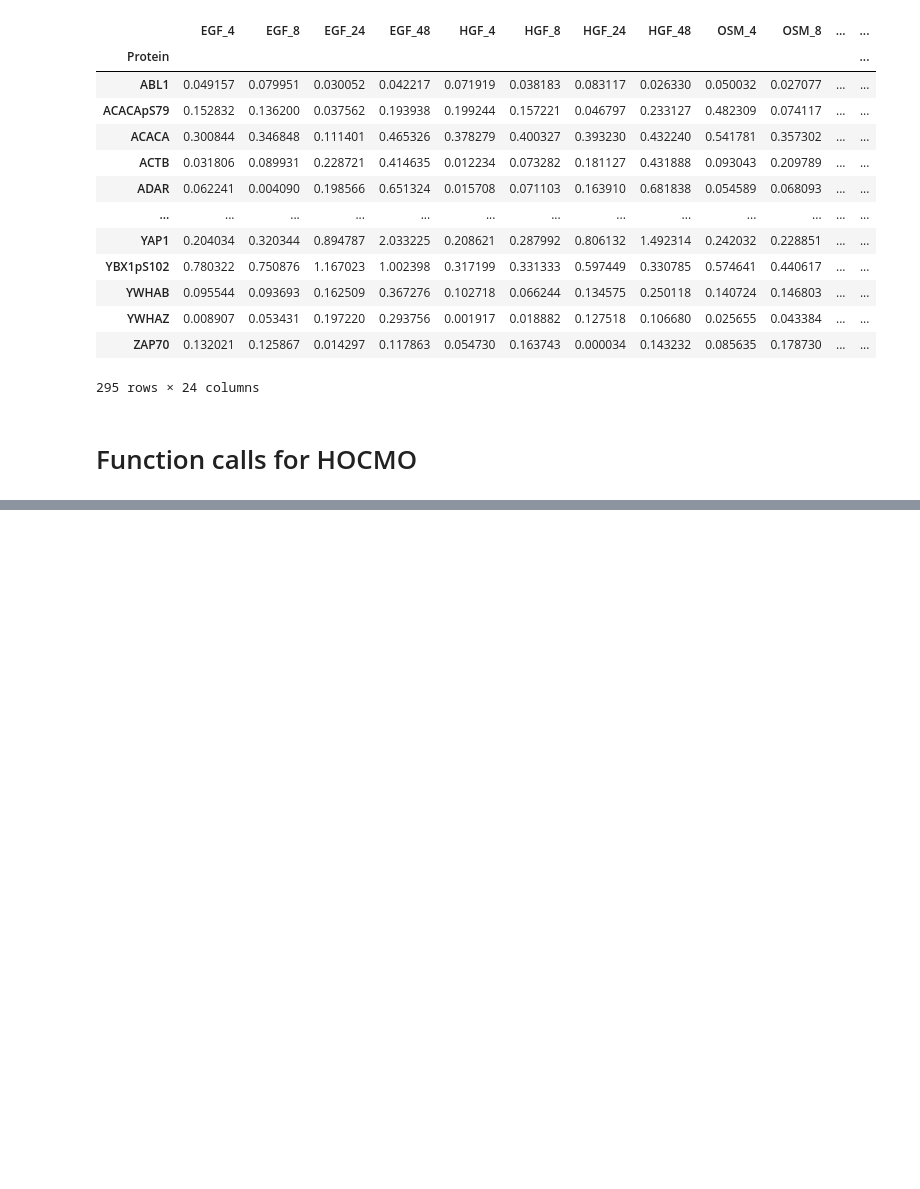
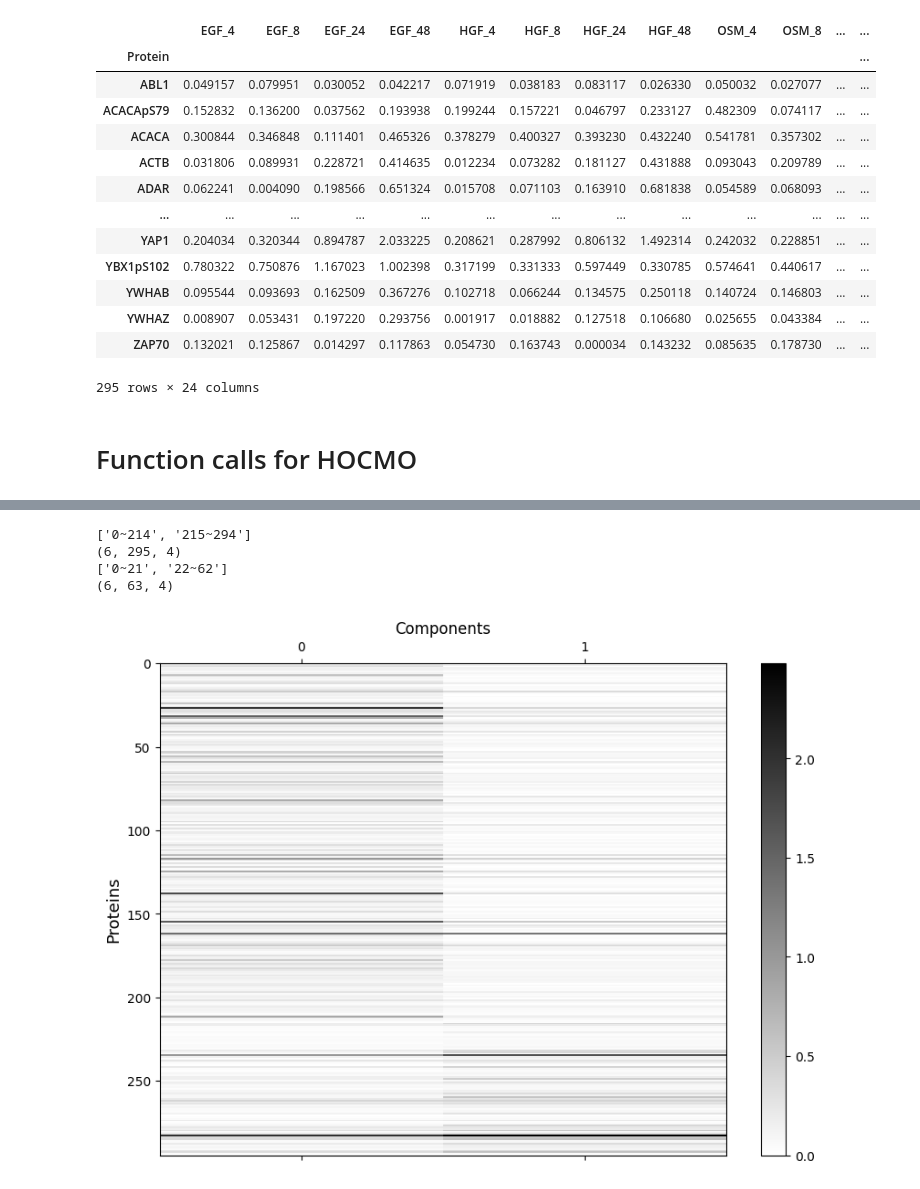
Before and after one commit to smollahlab/HOCMO, a Jupyter notebook: HOCMO_test.ipynb, the cells around one changed output, grey strips where cells are left out. Drawn from its saved outputs; the diff is of its cells as text; code cells hidden in the pictures; blank space fills up the shorter version.

```diff
--- a/HOCMO_test.ipynb
+++ b/HOCMO_test.ipynb
@@ -305,0 +184,3 @@ def hoc_dict(file, threshold, filePath, ipFilePath):
+# %%
+component_preds_A, component_preds_B, component_preds_C = hocmo.componentPredictionsForFactors(A,B,C)
+component_preds_A1, component_preds_B1, component_preds_C1 = hocmo.componentPredictionsForFactors(A1,B1,C1)
@@ -305,0 +211,12 @@ def hoc_dict(file, threshold, filePath, ipFilePath):
+# %%
+tensor_binary, A_ranked, A_names_ranked, A_clusters = hocmo.getClusterMembershipProbabilityA(A, 6,4, components, component_preds_A,  incidence_matrix_binary, incidence_matrix,
+                                                        'Proteins', 'RPPA', "./data/A_ranked_per_cluster.png", )
+
+tensor_binary1, A_ranked1, A_names_ranked1, A_clusters1 = hocmo.getClusterMembershipProbabilityA(A1, 6,4, components, component_preds_A1,  incidence_matrix_binary1, incidence_matrix1,
+                                                        'Proteins', 'GCP', "./data/A_ranked_per_cluster.png", )
+# %% [output]
+['0~214', '215~294']
+(6, 295, 4)
+['0~21', '22~62']
+(6, 63, 4)
+[figure, added]
```
Also changed, not shown: parts of 48 cells of this notebook, 10 other files.
